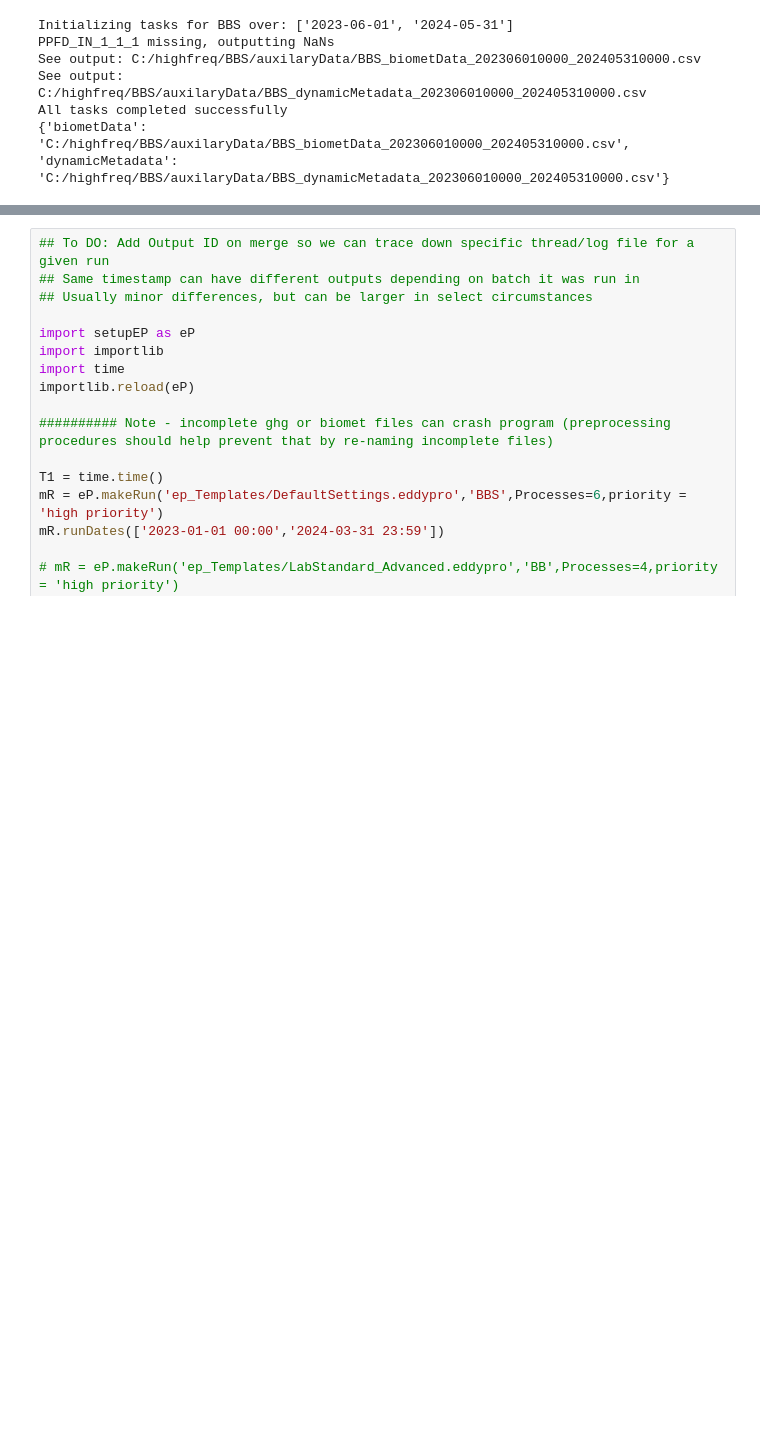
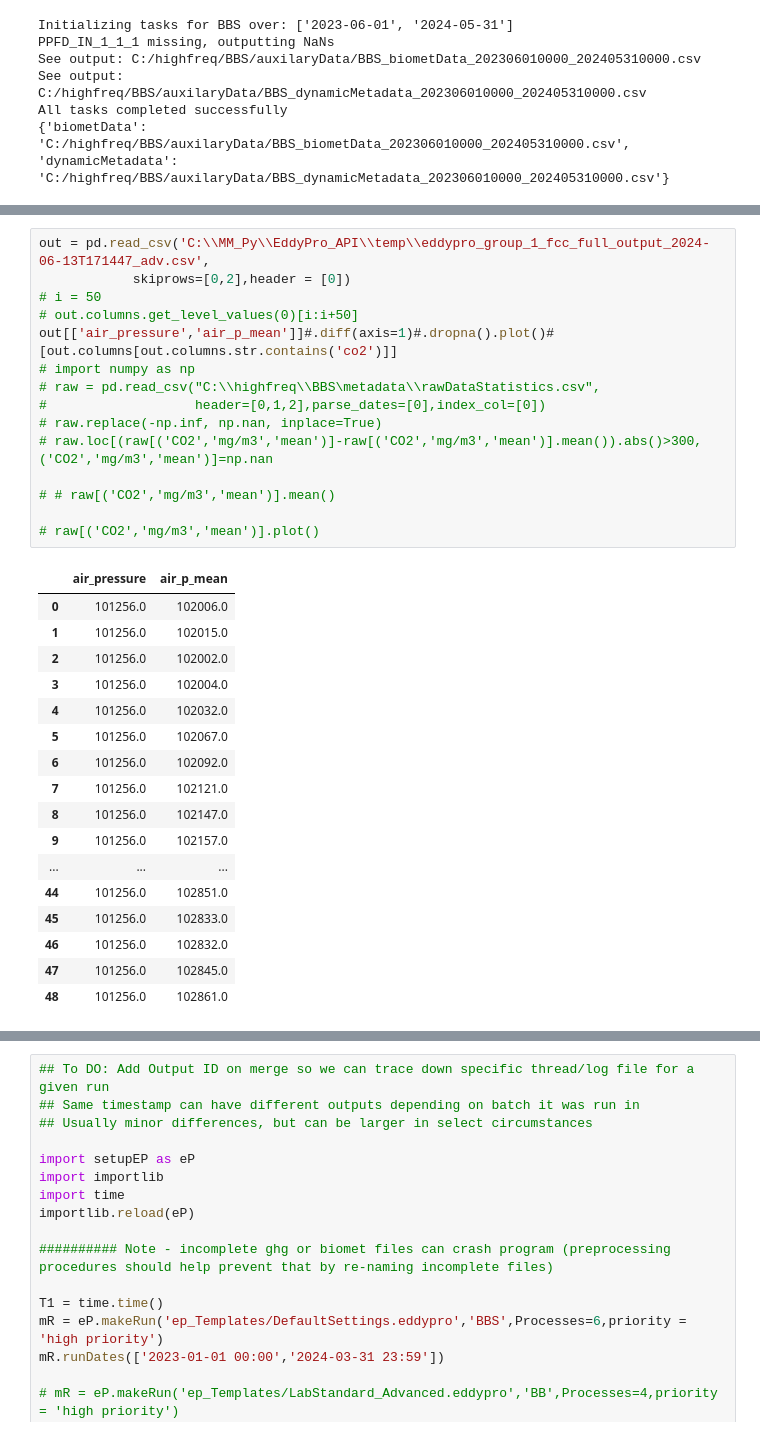
Before and after one commit to June-Skeeter/EddyPro_API, a Jupyter notebook: Testing.ipynb, the cells around one changed output, grey strips where cells are left out. Drawn from its saved outputs; the diff is of its cells as text; blank space fills up the shorter version.

```diff
--- a/Testing.ipynb
+++ b/Testing.ipynb
@@ -31,3 +129,36 @@ All tasks completed successfully
+# %%
+out = pd.read_csv('C:\\MM_Py\\EddyPro_API\\temp\\eddypro_group_1_fcc_full_output_2024-06-13T171447_adv.csv',
+            skiprows=[0,2],header = [0])
+# i = 50
+# out.columns.get_level_values(0)[i:i+50]
+out[['air_pressure','air_p_mean']]#.diff(axis=1)#.dropna().plot()#[out.columns[out.columns.str.contains('co2')]]
+# import numpy as np
+# raw = pd.read_csv("C:\\highfreq\\BBS\metadata\\rawDataStatistics.csv",
+#                   header=[0,1,2],parse_dates=[0],index_col=[0])
+# raw.replace(-np.inf, np.nan, inplace=True)
+# raw.loc[(raw[('CO2','mg/m3','mean')]-raw[('CO2','mg/m3','mean')].mean()).abs()>300,('CO2','mg/m3','mean')]=np.nan
+
+# # raw[('CO2','mg/m3','mean')].mean()
+
+# raw[('CO2','mg/m3','mean')].plot()
+# %% [output]
+|  | air_pressure | air_p_mean |
+| 0 | 101256.0 | 102006.0 |
+| 1 | 101256.0 | 102015.0 |
+| 2 | 101256.0 | 102002.0 |
+| 3 | 101256.0 | 102004.0 |
+| 4 | 101256.0 | 102032.0 |
+| 5 | 101256.0 | 102067.0 |
+| 6 | 101256.0 | 102092.0 |
+| 7 | 101256.0 | 102121.0 |
+| 8 | 101256.0 | 102147.0 |
+| 9 | 101256.0 | 102157.0 |
+| ... | ... | ... |
+| 44 | 101256.0 | 102851.0 |
+| 45 | 101256.0 | 102833.0 |
+| 46 | 101256.0 | 102832.0 |
+| 47 | 101256.0 | 102845.0 |
+| 48 | 101256.0 | 102861.0 |
 # %%
 import eddyProAPI
 import pandas as pd
```
Also changed, not shown: parts of 6 cells of this notebook, 14 other files.
